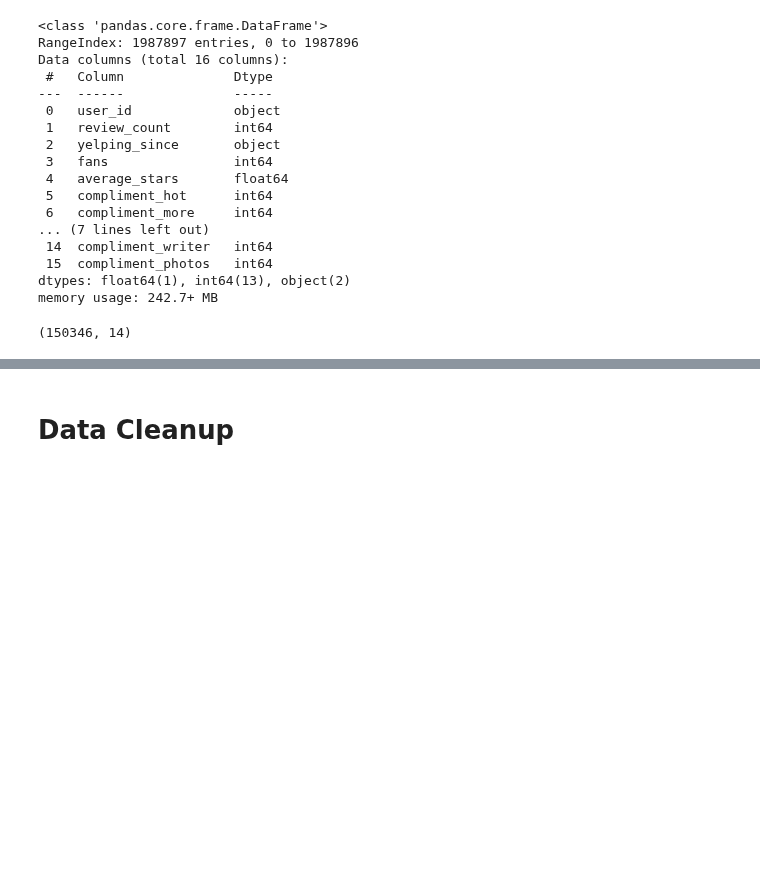
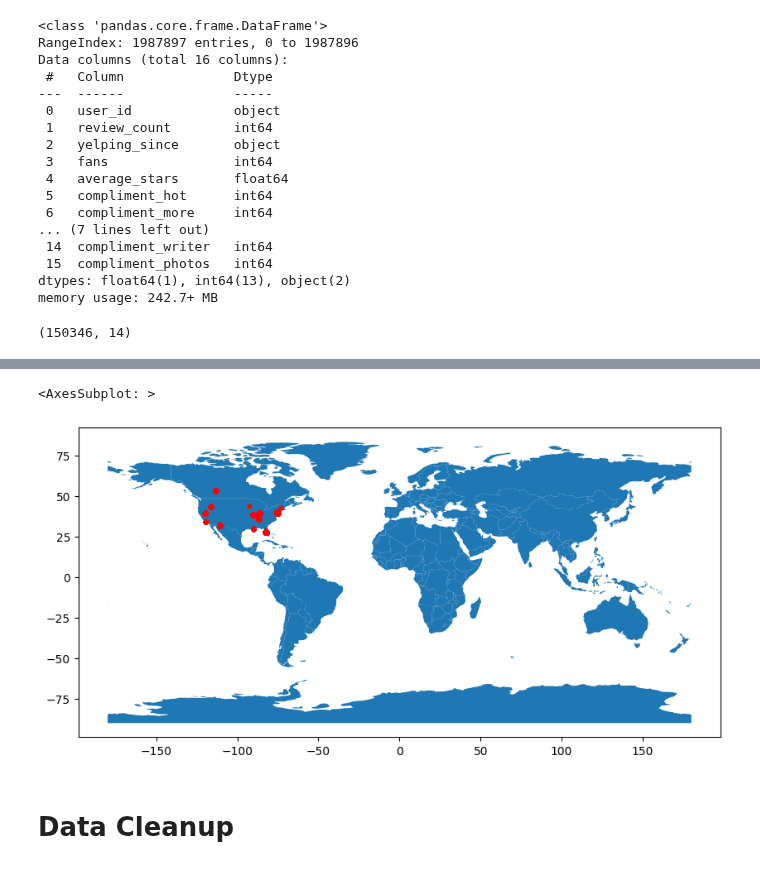
Before and after one commit to jmohsbeck1/jpmc_mle, a Jupyter notebook: DataDazzlers_DineOracle.ipynb, the cells around one changed output, grey strips where cells are left out. Cells and saved outputs as stored; diff of their text form; code cells hidden in the pictures; blank space fills up the shorter version.

```diff
--- a/DataDazzlers_DineOracle.ipynb
+++ b/DataDazzlers_DineOracle.ipynb
@@ -224,2 +186,13 @@ Requirement already satisfied: six in /usr/local/lib/python3.10/dist-packages (f
+# %%
+# coverting csv to geopandas dataframe
+geometry = [Point(xy) for xy in zip(business['longitude'], business['latitude'])]
+gdf = GeoDataFrame(business, geometry = geometry)
+# %%
+# plotting naturalearth_lowres map
+world = gpd.read_file(gpd.datasets.get_path('naturalearth_lowres'))
+gdf.plot(ax = world.plot(figsize = (10, 10)), color = 'red', markersize = 10)
+# %% [output]
+<AxesSubplot: >
+[figure, added]
 # %% [markdown]
 # Data Cleanup
```
Also changed, not shown: parts of 3 cells of this notebook.
